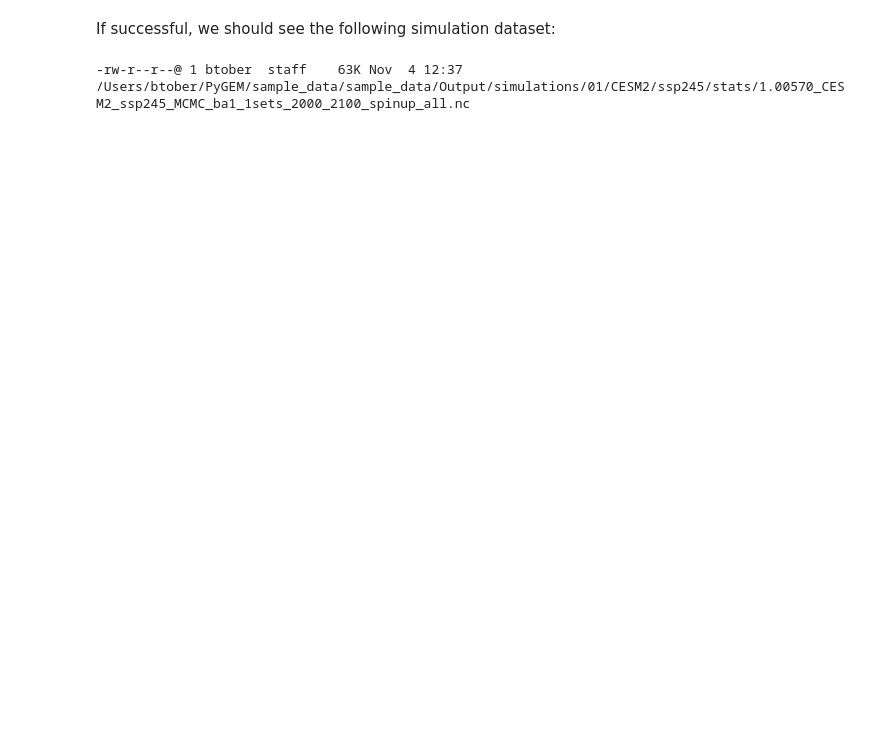
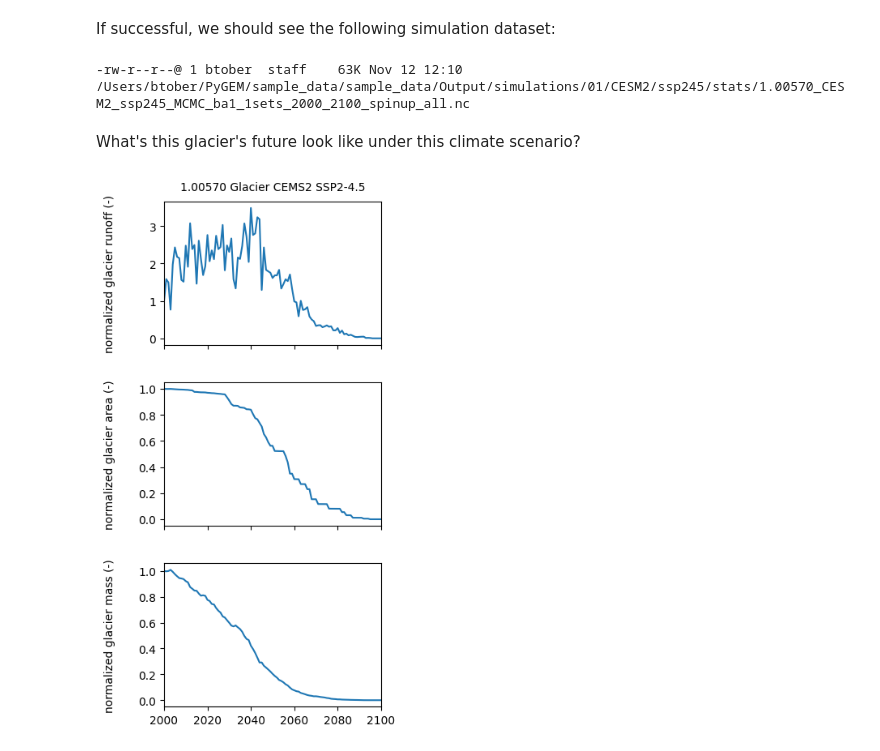
Before and after one commit to PyGEM-Community/PyGEM-notebooks, a Jupyter notebook: advanced_test_spinup_elev_change_calib.ipynb, the cells around one changed output. Cells and saved outputs as stored; diff of their text form; code cells hidden in the pictures; blank space fills up the shorter version.

```diff
--- a/advanced_test_spinup_elev_change_calib.ipynb
+++ b/advanced_test_spinup_elev_change_calib.ipynb
@@ -315,6 +494,8 @@ Total processing time: 0.5597667694091797 s
 If successful, we should see the following simulation dataset:
 # %%
 %%bash -s "$rootpath" "$reg" "$gcm_name" "$scenario"
-ls -lah $1/Output/simulations/$2/$3/$4/stats/*1set*spinup*.nc
+ls -lah $1/Output/simulations/$2/$3/$4/stats/*1set*.nc
 # %% [output]
--rw-r--r--@ 1 btober  staff    63K Nov  4 12:37 /Users/btober/PyGEM/sample_data/sample_data/Output/simulations/01/CESM2/ssp245/stats/1.00570_CESM2_ssp245_MCMC_ba1_1sets_2000_2100_spinup_all.nc
+-rw-r--r--@ 1 btober  staff    63K Nov 12 12:10 /Users/btober/PyGEM/sample_data/sample_data/Output/simulations/01/CESM2/ssp245/stats/1.00570_CESM2_ssp245_MCMC_ba1_1sets_2000_2100_spinup_all.nc
+# %% [markdown]
+What's this glacier's future look like under this climate scenario?
@@ -320,0 +532,21 @@ ls -lah $1/Output/simulations/$2/$3/$4/stats/*1set*spinup*.nc
+# %%
+# create 3 x 1 plot with runoff, area, mass
+# initialize figure
+fig,ax = plt.subplots(3,figsize=(4,7),sharex=True)
+ax[0].plot(year,annual_runoff/annual_runoff[0])
+
+ax[1].plot(year,annual_area/annual_area[0])
+
+ax[2].plot(year,annual_mass/annual_mass[0])
+
+# set x axis limits to temporal extent of our data
+ax[0].set_xlim([2000,2100])
+# create x and y axis labels
+ax[0].text(-0.25, 0.5, 'normalized glacier runoff (-)', va='center', ha='center', rotation=90, transform=ax[0].transAxes)
+ax[1].text(-0.25, 0.5, 'normalized glacier area (-)', va='center', ha='center', rotation=90, transform=ax[1].transAxes)
+ax[2].text(-0.25, 0.5, 'normalized glacier mass (-)', va='center', ha='center', rotation=90, transform=ax[2].transAxes)
+# title
+ax[0].text(.5, 1.1, f'{glac_str} Glacier CEMS2 SSP2-4.5', va='center', ha='center', rotation=0, transform=ax[0].transAxes)
+fig.tight_layout()
+# %% [output]
+[figure, added]
```
Also changed, not shown: parts of 31 cells of this notebook.
